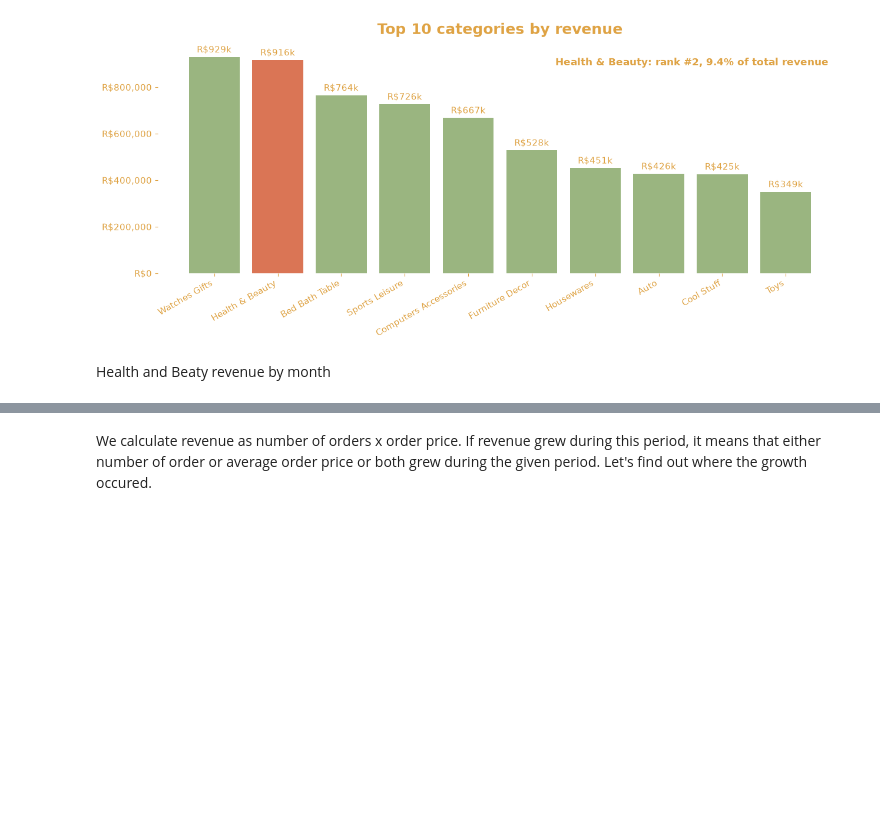
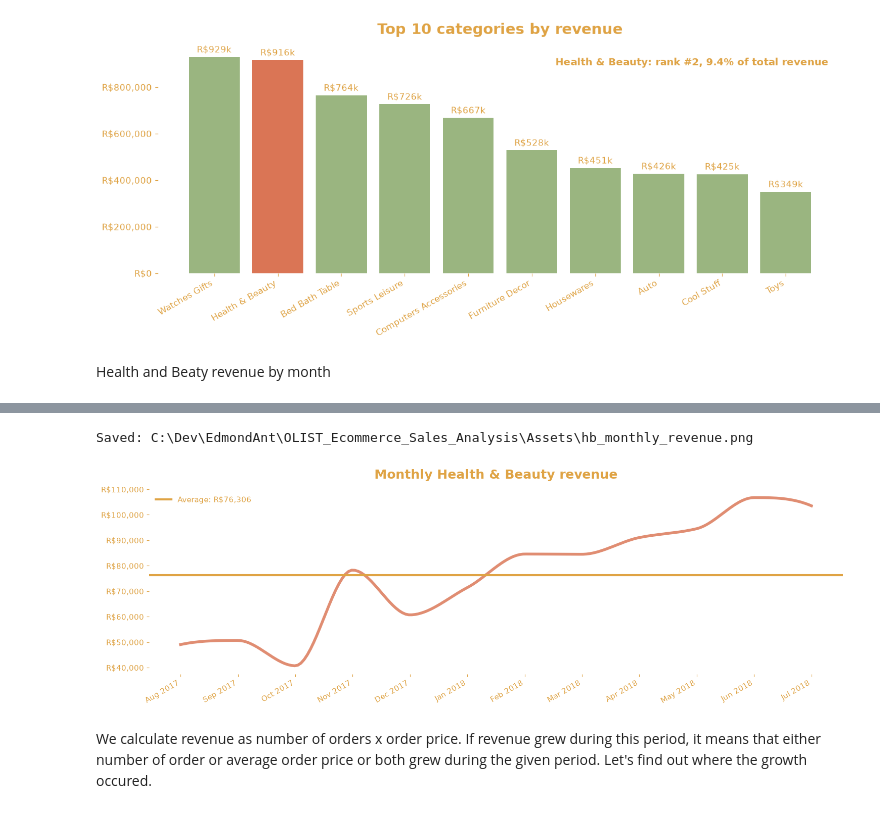
Before and after one commit to EdmondAnt/OLIST_Ecommerce_Sales_Analysis, a Jupyter notebook: Notebooks/Sales Category Analysis.ipynb, the cells around one changed output, grey strips where cells are left out. Drawn from its saved outputs; the diff is of its cells as text; code cells hidden in the pictures; blank space fills up the shorter version.

```diff
--- a/Notebooks/Sales Category Analysis.ipynb
+++ b/Notebooks/Sales Category Analysis.ipynb
@@ -153,3 +166,30 @@ Saved: C:\Dev\EdmondAnt\OLIST_SQL_Challenge\Assets\hb_monthly_revenue.png
+# %%
+df_month = sql.load_sql_to_df(str(QUERIES_DIR/"SQL Revenue by Month.sql"), engine)
+df_month = clean.clean_category_names(df_month, CAT_NAME_COL, {"Health Beauty": "Health & Beauty"})
+
+df_hb = df_month[df_month[CAT_NAME_COL] == TARGET]
+
+avg_revenue = df_hb[GMV_COL].mean()
+
+fig, ax = plt.subplots()
+x = clean.style_month_axis(ax, df_hb["order_period"])   # 0, 1, 2, ... month positions
+y = df_hb[GMV_COL].to_numpy()
+
+x_smooth = np.linspace(x.min(), x.max(), 200)
+y_smooth = PchipInterpolator(x, y)(x_smooth)             # fitted on x, the same scale as the plot
+ax.plot(x_smooth, y_smooth, color=OLIST_COLORS["coral_orange"], alpha=0.7, linewidth=4)
+
+ax.axhline(avg_revenue, color=OLIST_COLORS["gold"], linewidth=3,
+           label=f"Average: R${avg_revenue:,.0f}")
+ax.yaxis.set_major_formatter("R${x:,.0f}")
+ax.set_title(f"Monthly {TARGET} revenue")
+ax.legend(loc="upper left", labelcolor = OLIST_COLORS["gold"])
+fig.tight_layout()
+clean.save_chart(fig, ASSETS_DIR/"hb_monthly_revenue.png")
+plt.show()
+# %% [output]
+Saved: C:\Dev\EdmondAnt\OLIST_Ecommerce_Sales_Analysis\Assets\hb_monthly_revenue.png
+[figure, added]
 # %% [markdown]
 We calculate revenue as number of orders x order price. If revenue grew during this period, it means that either number of order or average order price or both grew during the given period. Let's find out where the growth occured.
 # %%
```
Also changed, not shown: parts of 9 cells of this notebook, 13 other files.
